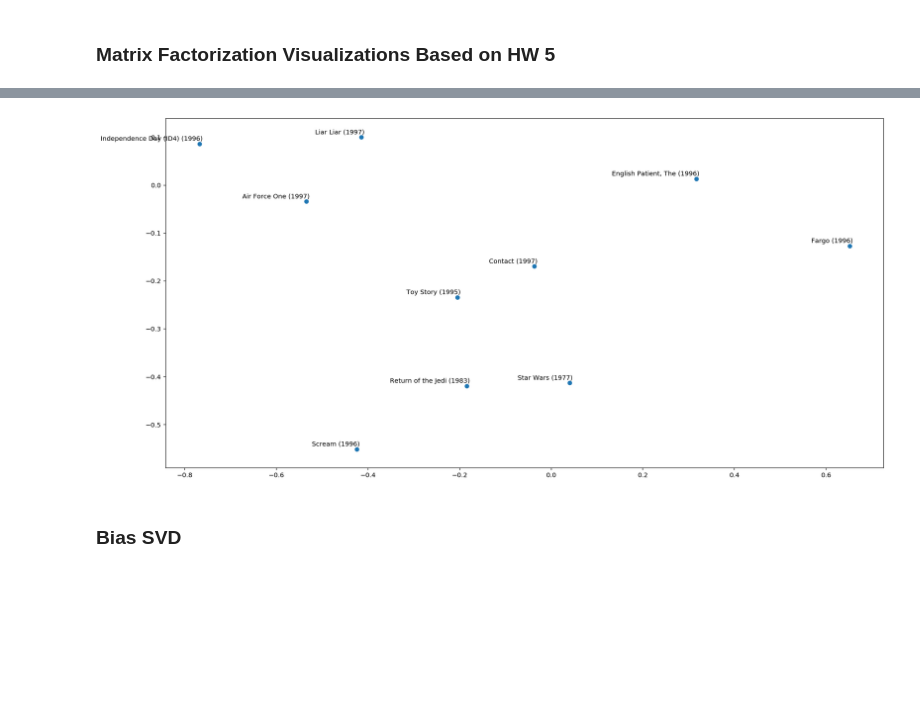
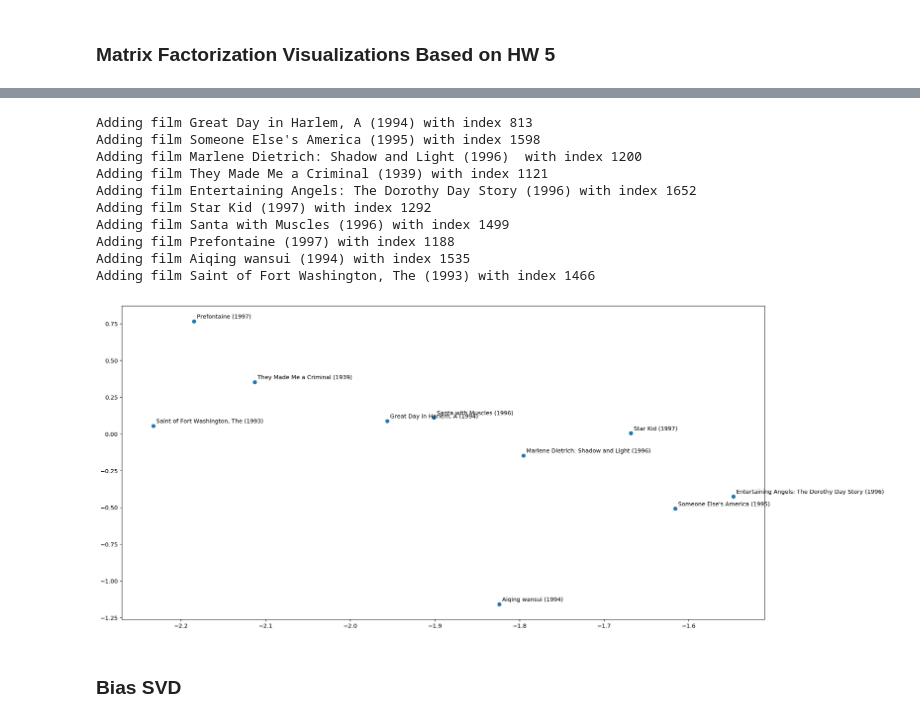
Before and after one commit to Lioscro/cs155-miniproject2, a Jupyter notebook: notebooks/5_matrix_factorization_visualizations.ipynb, the cells around one changed output, grey strips where cells are left out. Drawn from its saved outputs; the diff is of its cells as text; code cells hidden in the pictures; blank space fills up the shorter version.

```diff
--- a/notebooks/5_matrix_factorization_visualizations.ipynb
+++ b/notebooks/5_matrix_factorization_visualizations.ipynb
@@ -151,8 +151,18 @@ The e_out for this factorization is:  6165.71516
 # %%
 # attempt the visualization
-matrix_visualize.plot_2d_projection_V(V.T, df_movies, popular)
+matrix_visualize.plot_2d_projection_V(V.T, df_movies, best)
 # %% [output]
+Adding film Great Day in Harlem, A (1994) with index 813
+Adding film Someone Else's America (1995) with index 1598
+Adding film Marlene Dietrich: Shadow and Light (1996)  with index 1200
+Adding film They Made Me a Criminal (1939) with index 1121
+Adding film Entertaining Angels: The Dorothy Day Story (1996) with index 1652
+Adding film Star Kid (1997) with index 1292
+Adding film Santa with Muscles (1996) with index 1499
+Adding film Prefontaine (1997) with index 1188
+Adding film Aiqing wansui (1994) with index 1535
+Adding film Saint of Fort Washington, The (1993) with index 1466
-[figure, old version]
+[figure, new version]
 # %% [markdown]
 ### Bias SVD
 # %%
```
Also changed, not shown: parts of 3 cells of this notebook, 2 other files.
